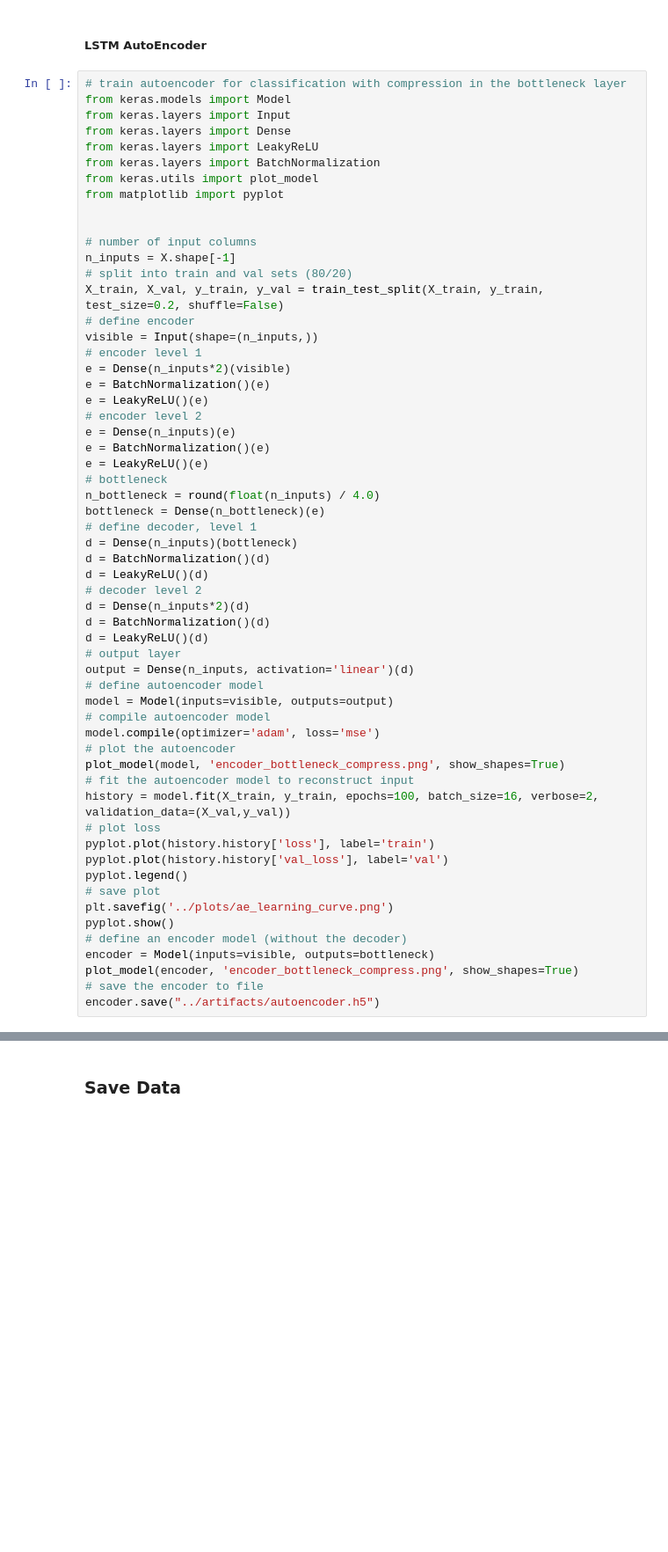
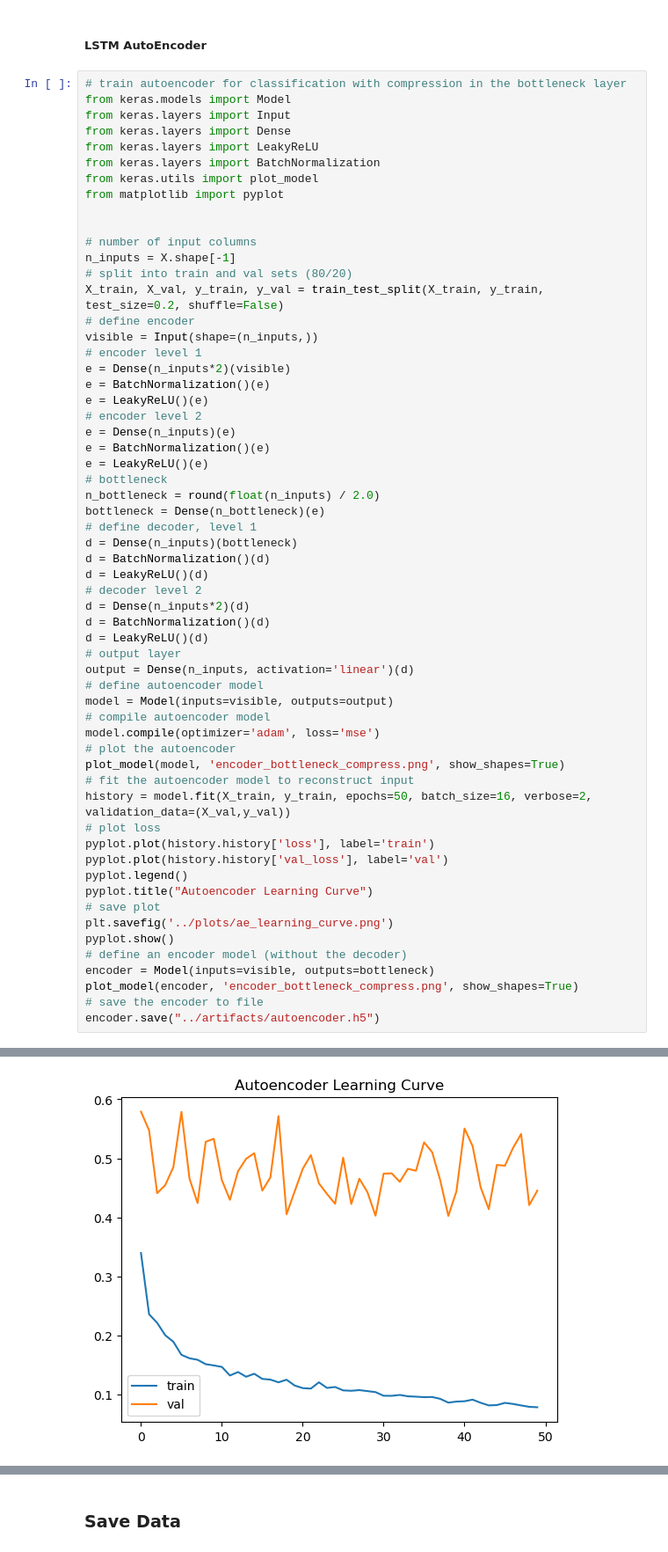
Before and after one commit to AndreCatarino/Energy-Price-Forecasting, a Jupyter notebook: docs/03_data_preparation.ipynb, the cells around one changed output, grey strips where cells are left out. Shown at 88% size. Cells and saved outputs as stored; diff of their text form; blank space fills up the shorter version.

Commit message:
model training, data prep, and progress monitoring

```diff
--- a/docs/03_data_preparation.ipynb
+++ b/docs/03_data_preparation.ipynb
@@ -415,7 +417,7 @@ e = Dense(n_inputs)(e)
 e = BatchNormalization()(e)
 e = LeakyReLU()(e)
 # bottleneck
-n_bottleneck = round(float(n_inputs) / 4.0)
+n_bottleneck = round(float(n_inputs) / 2.0)
 bottleneck = Dense(n_bottleneck)(e)
 # define decoder, level 1
 d = Dense(n_inputs)(bottleneck)
@@ -434,11 +436,12 @@ model.compile(optimizer='adam', loss='mse')
 # plot the autoencoder
 plot_model(model, 'encoder_bottleneck_compress.png', show_shapes=True)
 # fit the autoencoder model to reconstruct input
-history = model.fit(X_train, y_train, epochs=100, batch_size=16, verbose=2, validation_data=(X_val,y_val))
+history = model.fit(X_train, y_train, epochs=50, batch_size=16, verbose=2, validation_data=(X_val,y_val))
 # plot loss
 pyplot.plot(history.history['loss'], label='train')
 pyplot.plot(history.history['val_loss'], label='val')
 pyplot.legend()
+pyplot.title("Autoencoder Learning Curve")
 # save plot
 plt.savefig('../plots/ae_learning_curve.png')
 pyplot.show()
@@ -467,0 +471 @@ Epoch 48/100
+[figure, added]
```
Also changed, not shown: parts of 5 cells of this notebook, 10 other files.
